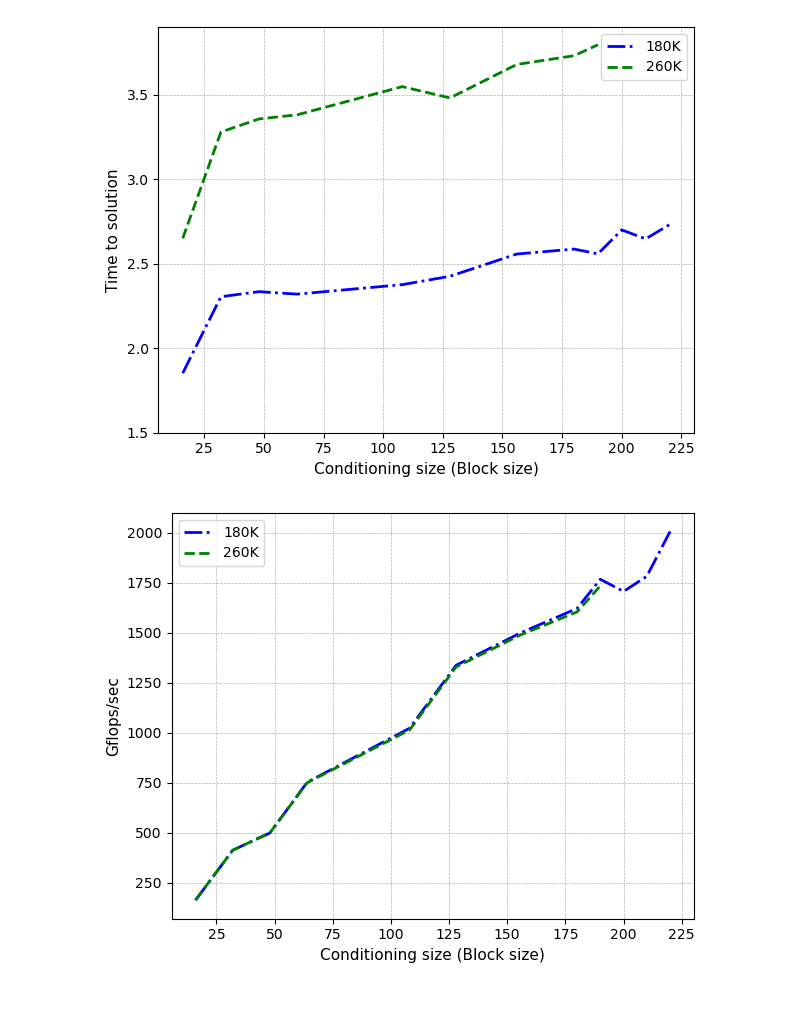
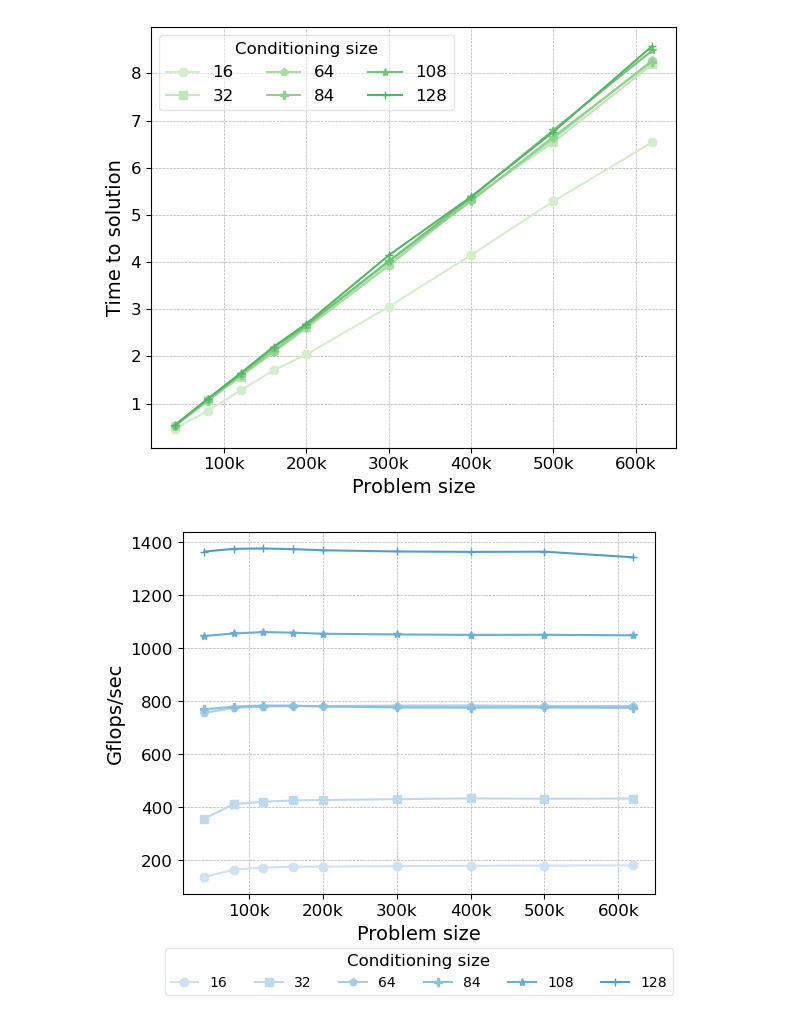
Before and after one commit to jack-pan-ai/Batched-Vecchia-Approximation, a Jupyter notebook: testing/test_perf_plot_a100.ipynb, the cells around one changed output. Drawn from its saved outputs; the diff is of its cells as text; code cells hidden in the pictures.

```diff
--- a/testing/test_perf_plot_a100.ipynb
+++ b/testing/test_perf_plot_a100.ipynb
@@ -38,45 +31,70 @@ for locs_num in [180000, 260000]:
 # %%
 # Create a plot with a larger size and a better style
-plt.figure(figsize=(6.2, 4.8))
+plt.figure(figsize=(6, 5))
 
+colors = cm.Greens(np.linspace(0.2, 0.8, len(num_set)))
+markers = ["8", "s", "p", "P", "*", "+", "D", "v", "^"]
 # Plot both arrays with different colors and line styles
-plt.plot(cs_set_180, locs_180_time_glops[0, :], color='blue', linestyle='-.', linewidth=2, label='180K')
-plt.plot(cs_set_260, locs_260_time_glops[0, :], color='green', linestyle='--', linewidth=2, label='260K')
+for i, num_cs in enumerate(cs_set):
+    plt.plot(np.asarray(num_set)/1000, perf_time[:, i], color=colors[i], linewidth=1.5, marker=markers[i], label=str(num_cs))
+
+# tick modification
+x_ticks = plt.gca().get_xticks()
+new_labels = [f'{int(tick)}k' for tick in x_ticks]
+plt.gca().set_xticklabels(new_labels)
+plt.tick_params(axis='both', which='major', labelsize=12)
 
 # Adding enhanced legend, title, and labels
-plt.legend() # loc='upper right', fontsize='large'
-# plt.title('Elegant Plot of sin(x) and cos(x)', fontsize=16)
-plt.xlabel('Conditioning size (Block size)', fontsize=11)
-plt.ylabel('Time to solution', fontsize=11)
-plt.ylim(1.5, 3.9)
+legend = plt.legend(ncol = len(cs_set)//2, fontsize=12,
+                    title = 'Conditioning size') #loc='lower center', bbox_to_anchor=(0.5, -0.3)
+legend.get_frame().set_alpha(0.5)  # 50% transparency
+plt.setp(legend.get_title(), fontsize='large')  # You can use a numeric value or strings like 'large'
+plt.xlabel(r'Problem size', fontsize=14)
+plt.ylabel('Time to solution', fontsize=14)
+# plt.ylim(0.2, 4.0)
 
 # Adding grid for better readability
 plt.grid(True, which='both', linestyle='--', linewidth=0.5)
+# plt.yscale('log')
+# plt.ylim(1.5, 3.9)
 
 plt.tight_layout()
 plt.savefig(f'./fig/perf_time_a100.pdf')
 plt.show()
 # %% [output]
-[figure, old version]
+[figure, new version]
 # %%
 # Create a plot with a larger size and a better style
-plt.figure(figsize=(6.2, 4.8))
+plt.figure(figsize=(6, 5))
 
+
+colors = cm.Blues(np.linspace(0.2, 0.8, len(num_set)))
+markers = ["8", "s", "p", "P", "*", "+", "D", "v", "^"]
 # Plot both arrays with different colors and line styles
-plt.plot(cs_set_180, locs_180_time_glops[1, :], color='blue', linestyle='-.', linewidth=2, label='180K')
-plt.plot(cs_set_260, locs_260_time_glops[1, :], color='green', linestyle='--', linewidth=2, label='260K')
+for i, num_cs in enumerate(cs_set):
+    plt.plot(np.asarray(num_set)/1000, perf_glops[:, i], color=colors[i], linewidth=1.5, marker=markers[i], label=str(num_cs))
+
+# tick modification
+x_ticks = plt.gca().get_xticks()
+new_labels = [f'{int(tick)}k' for tick in x_ticks]
+plt.gca().set_xticklabels(new_labels)
+plt.tick_params(axis='both', which='major', labelsize=12)
 
 # Adding enhanced legend, title, and labels
-plt.legend() # loc='upper right', fontsize='large'
-# plt.title('Elegant Plot of sin(x) and cos(x)', fontsize=16)
-plt.xlabel('Conditioning size (Block size)', fontsize=11)
-plt.ylabel('Gflops/sec', fontsize=11)
+legend = plt.legend(ncol = len(num_set), title = 'Conditioning size',
+                    loc='lower center', bbox_to_anchor=(0.5, -0.3))
+legend.get_frame().set_alpha(0.5)  # 50% transparency
+plt.setp(legend.get_title(), fontsize='large')
+plt.xlabel(r'Problem size', fontsize=14)
+plt.ylabel('Gflops/sec', fontsize=14)
 
 # Adding grid for better readability
 plt.grid(True, which='both', linestyle='--', linewidth=0.5)
+# plt.yscale('log')
+# plt.ylim(1.5, 3.9)
 
 plt.tight_layout()
 plt.savefig(f'./fig/perf_gflops_a100.pdf')
 plt.show()
 # %% [output]
-[figure, old version]
+[figure, new version]
```
Also changed, not shown: parts of 2 cells of this notebook, 9 other files.
